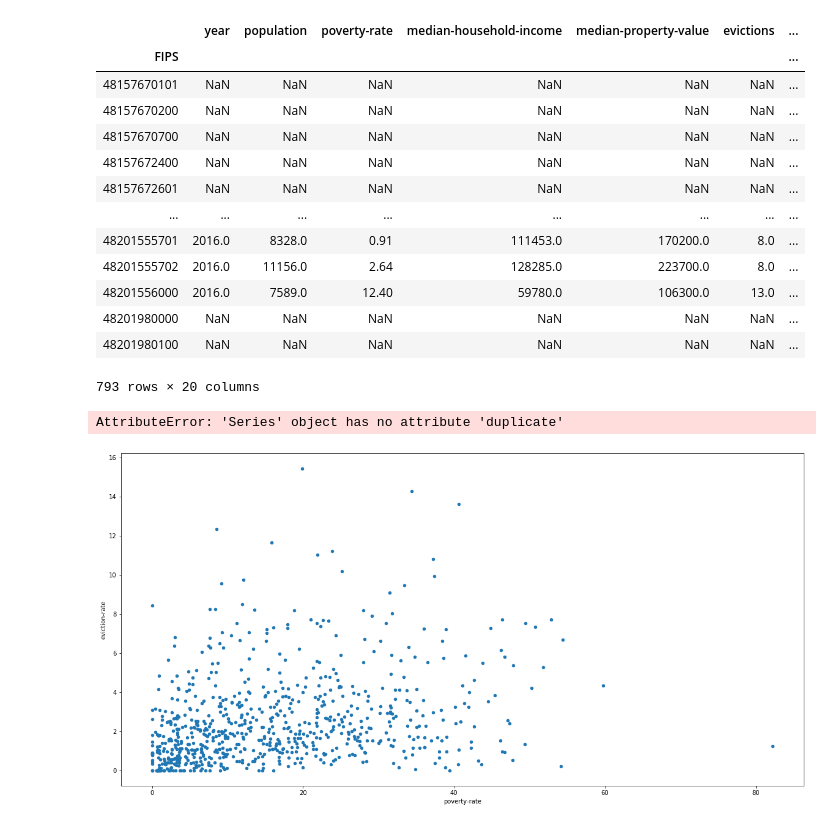
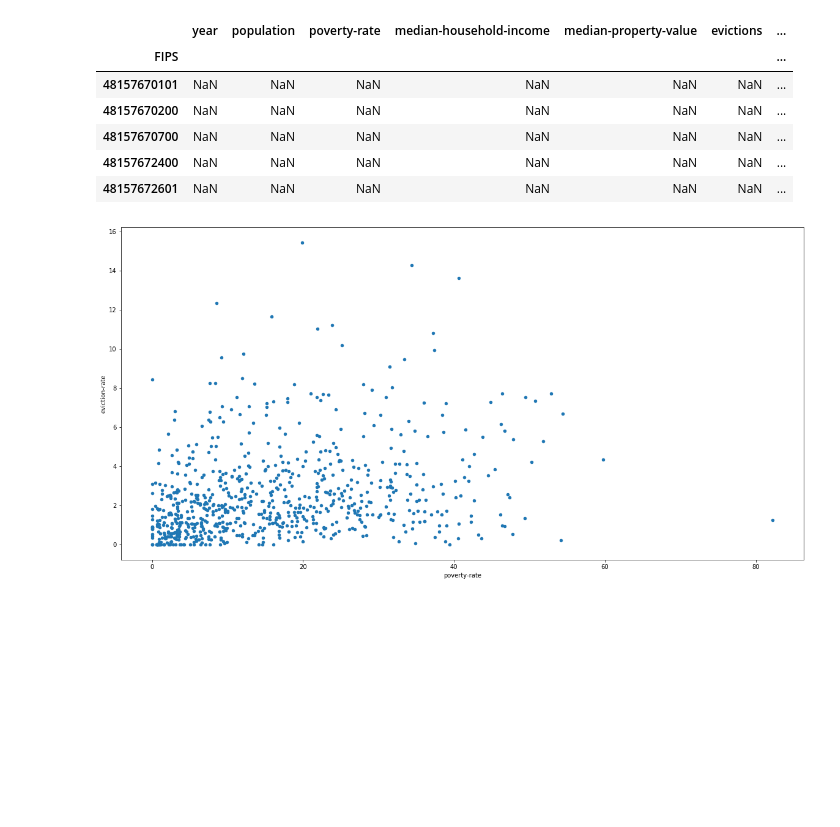
Before and after one commit to eccadena/FIPS_Investment_Decision_Project, a Jupyter notebook: notebooks/roger_scatter.ipynb, the cells around one changed output. Saved outputs shown, nothing was run; the diff lists cells and outputs as text; code cells hidden in the pictures; blank space fills up the shorter version.

```diff
--- a/notebooks/roger_scatter.ipynb
+++ b/notebooks/roger_scatter.ipynb
@@ -108,27 +31,14 @@ svi_df.head()
 # %%
 full_dataset = pd.concat([eviction_df, food_df, flood_df, school_df, svi_df], join='outer',axis=1, sort=False)
-full_dataset
-#list(full_dataset)
+full_dataset.head()
 # %% [output]
 |  | year | population | poverty-rate | median-household-income | median-property-value | evictions | ... |
 | FIPS |  |  |  |  |  |  | ... |
 | 48157670101 | NaN | NaN | NaN | NaN | NaN | NaN | ... |
 | 48157670200 | NaN | NaN | NaN | NaN | NaN | NaN | ... |
 | 48157670700 | NaN | NaN | NaN | NaN | NaN | NaN | ... |
 | 48157672400 | NaN | NaN | NaN | NaN | NaN | NaN | ... |
 | 48157672601 | NaN | NaN | NaN | NaN | NaN | NaN | ... |
-| ... | ... | ... | ... | ... | ... | ... | ... |
-| 48201555701 | 2016.0 | 8328.0 | 0.91 | 111453.0 | 170200.0 | 8.0 | ... |
-| 48201555702 | 2016.0 | 11156.0 | 2.64 | 128285.0 | 223700.0 | 8.0 | ... |
-| 48201556000 | 2016.0 | 7589.0 | 12.40 | 59780.0 | 106300.0 | 13.0 | ... |
-| 48201980000 | NaN | NaN | NaN | NaN | NaN | NaN | ... |
-| 48201980100 | NaN | NaN | NaN | NaN | NaN | NaN | ... |
-793 rows × 20 columns
-# %%
-full_1 = full_dataset.reset_index()
-full_1['FIPS'].duplicate
-# %% [output]
-AttributeError: 'Series' object has no attribute 'duplicate'
 # %%
 #data frame to csvfile
 full_dataset.to_csv(r'../data/cleandata/join_data.csv')
```
Also changed, not shown: parts of 12 cells of this notebook, 7 other files.
